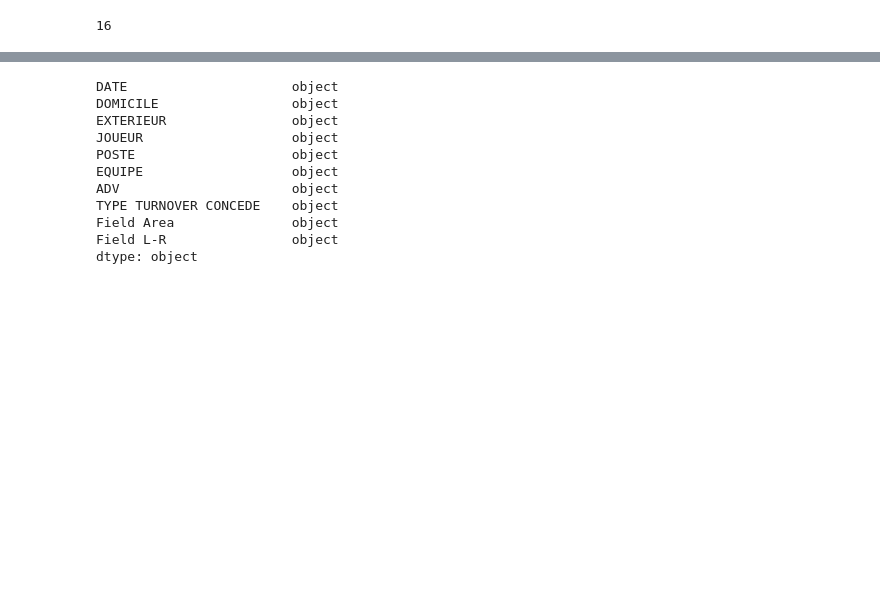
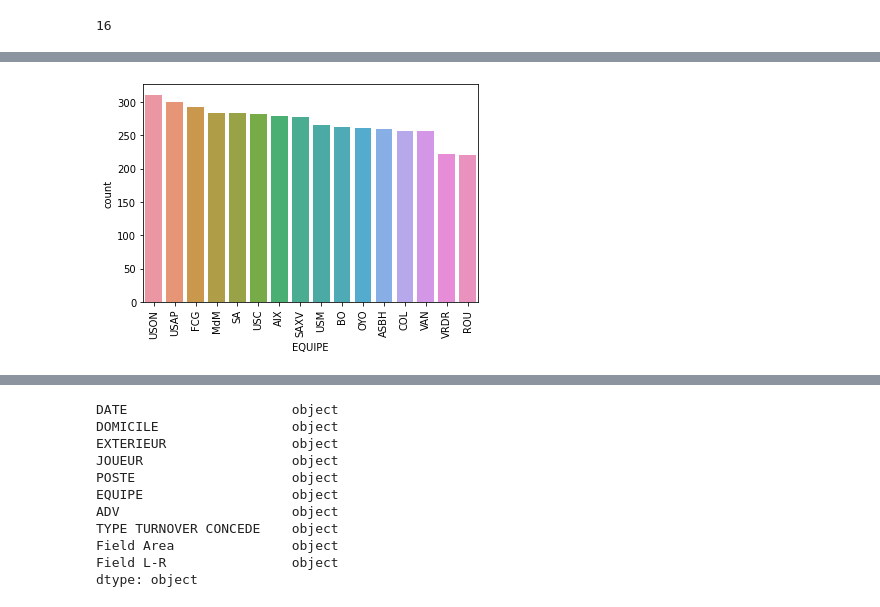
Before and after one commit to UCDPAIanSheridan/UCDPA_IanSheridan, a Jupyter notebook: MyProject.ipynb, the cells around one changed output, grey strips where cells are left out. Cells and saved outputs as stored; diff of their text form; code cells hidden in the pictures; blank space fills up the shorter version.

```diff
--- a/MyProject.ipynb
+++ b/MyProject.ipynb
@@ -146 +170,7 @@ for item in graph.get_xticklabels():
+# %%
+teams = sns.countplot(x='EQUIPE', data=turnover, order=turnover['EQUIPE'].value_counts().index)
+for item in teams.get_xticklabels():
+    item.set_rotation(90)
+# %% [output]
+[figure, added]
 # %%
```
Also changed, not shown: parts of 12 cells of this notebook.
